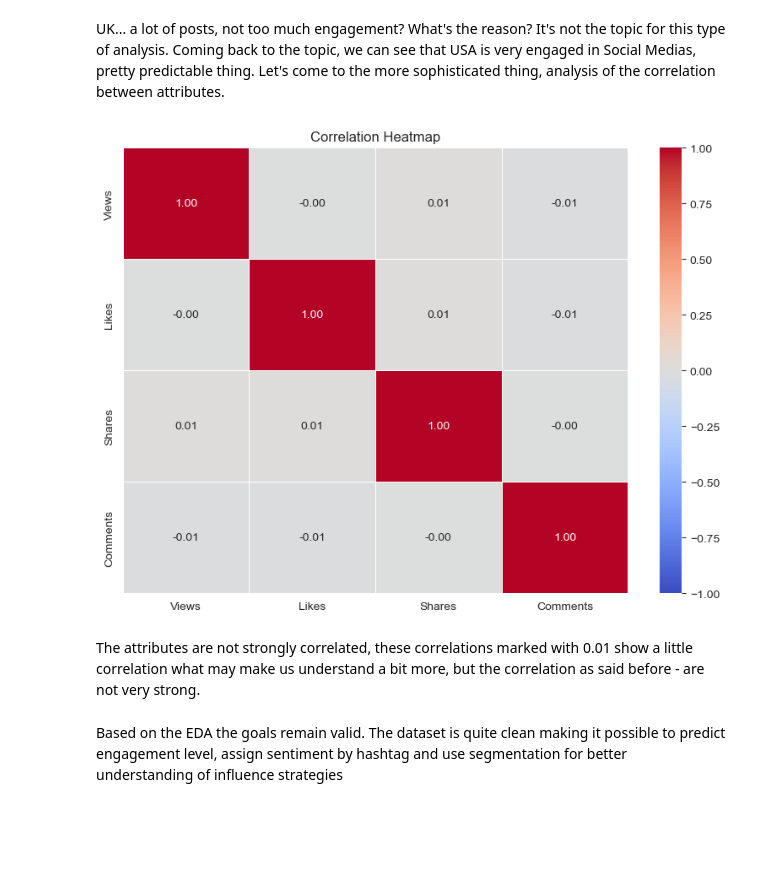
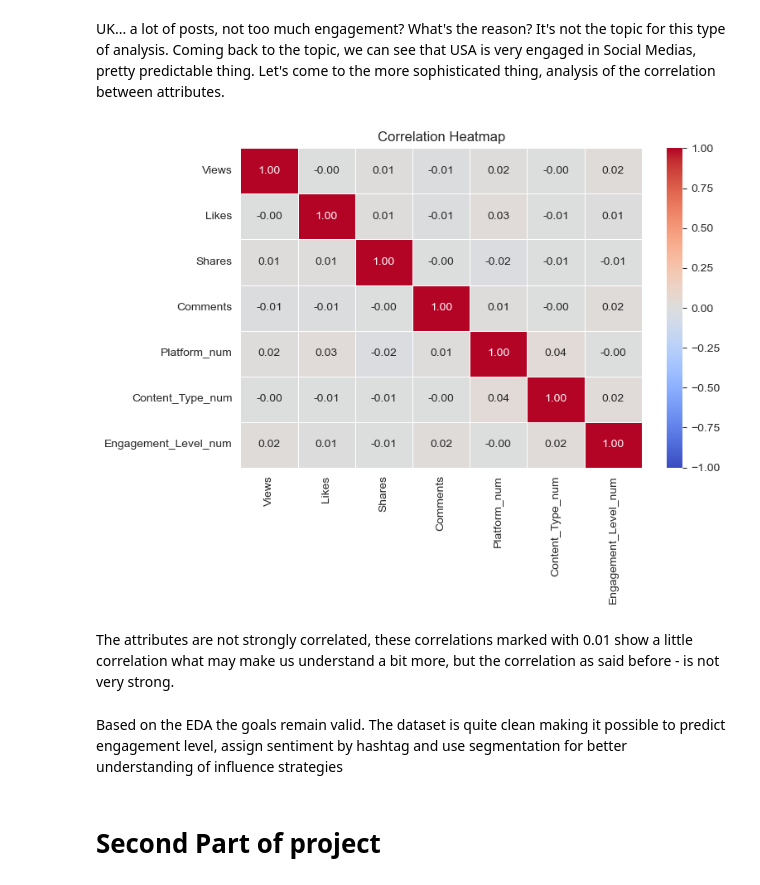
Before and after one commit to kizerek321/dataMiningProject, a Jupyter notebook: notebook.ipynb, the cells around one changed output. Drawn from its saved outputs; the diff is of its cells as text; code cells hidden in the pictures; blank space fills up the shorter version.

Commit message:
check correlation between likes, views, share, comments and platform, content type and engagement level

```diff
--- a/notebook.ipynb
+++ b/notebook.ipynb
@@ -299,17 +298,42 @@ plt.show()
 [figure]
 # %% [markdown]
 UK... a lot of posts, not too much engagement? What's the reason? It's not the topic for this type of analysis. Coming back to the topic, we can see that USA is very engaged in Social Medias, pretty predictable thing. Let's come to the more sophisticated thing, analysis of the correlation between attributes.
+# %%
+# mapping platform(Tiktok - 1, Instagram - 2, Twitter - 3, youtube - 4)
+platform_mapping = {
+    'TikTok': 1,
+    'Instagram': 2,
+    'Twitter': 3,
+    'YouTube': 4
+}
+data['Platform_num'] = data['Platform'].map(platform_mapping)
+#mapping content type (Video - 1, Shorts - 2, post - 3)
+content_type_mapping = {
+    'Video': 1,
+    'Shorts': 2,
+    'Post': 3
+}
+data['Content_Type_num'] = data['Content_Type'].map(content_type_mapping)
+# mapping engagement_level (High -1, Medium - 2, Low - 3)
+engagement_level_mapping = {
+    'High': 1,
+    'Medium': 2,
+    'Low': 3
+}
+data['Engagement_Level_num'] = data['Engagement_Level'].map(engagement_level_mapping)
 # %%
-correlation_matrix = data[['Views', 'Likes', 'Shares', 'Comments']].corr()
+correlation_matrix = data[['Views', 'Likes', 'Shares', 'Comments', 'Platform_num','Content_Type_num','Engagement_Level_num']].corr()
 
 plt.figure(figsize=(8, 6))
 sns.heatmap(correlation_matrix, annot=True, cmap='coolwarm', vmin=-1, vmax=1, fmt='.2f', linewidths=0.5)
 plt.title('Correlation Heatmap')
 plt.tight_layout()
 plt.show()
 # %% [output]
-[figure, old version]
+[figure, new version]
 # %% [markdown]
-The attributes are not strongly correlated, these correlations marked with 0.01 show a little correlation what may make us understand a bit more, but the correlation as said before - are not very strong.
+The attributes are not strongly correlated, these correlations marked with 0.01 show a little correlation what may make us understand a bit more, but the correlation as said before - is not very strong.
 # %% [markdown]
 Based on the EDA the goals remain valid. The dataset is quite clean making it possible to predict engagement level, assign sentiment by hashtag and use segmentation for better understanding of influence strategies
+# %% [markdown]
+# Second Part of project
```
Also changed, not shown: parts of 3 cells of this notebook.
